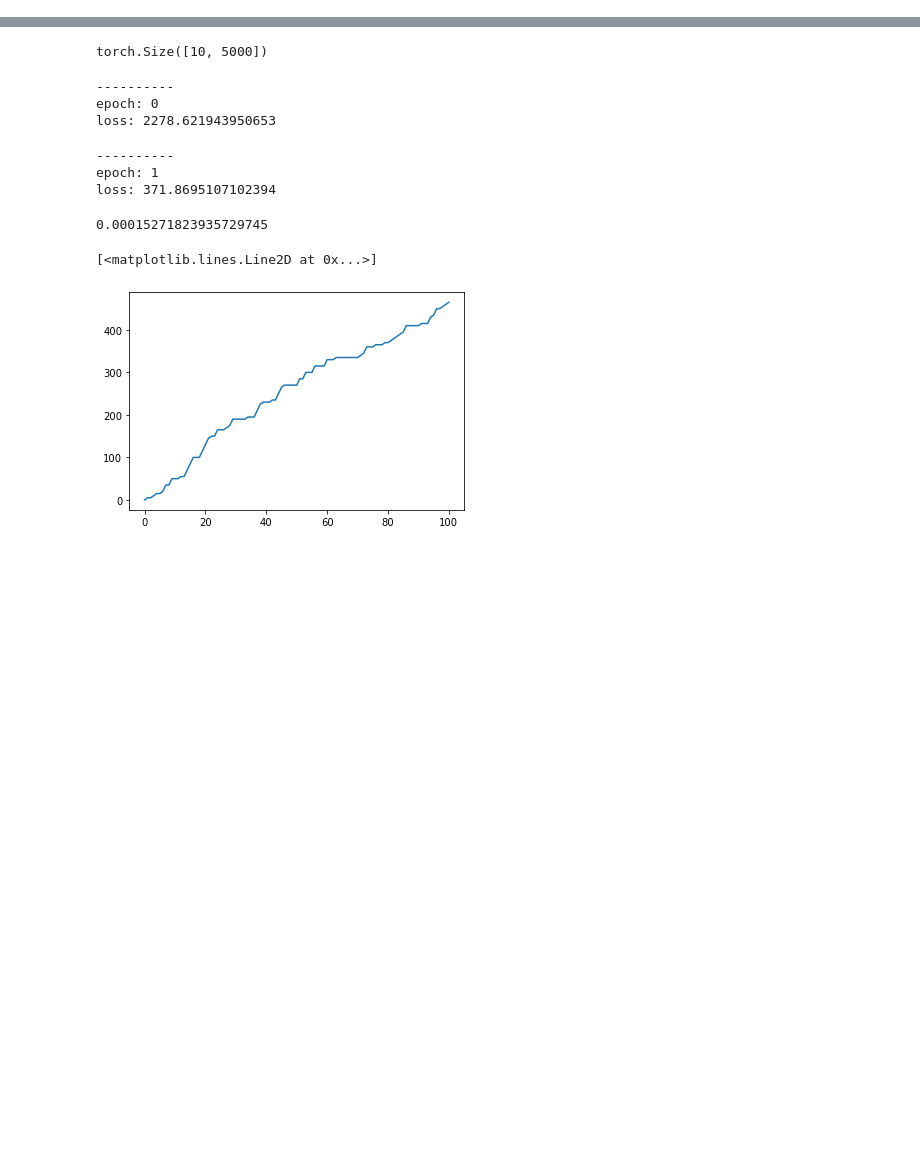
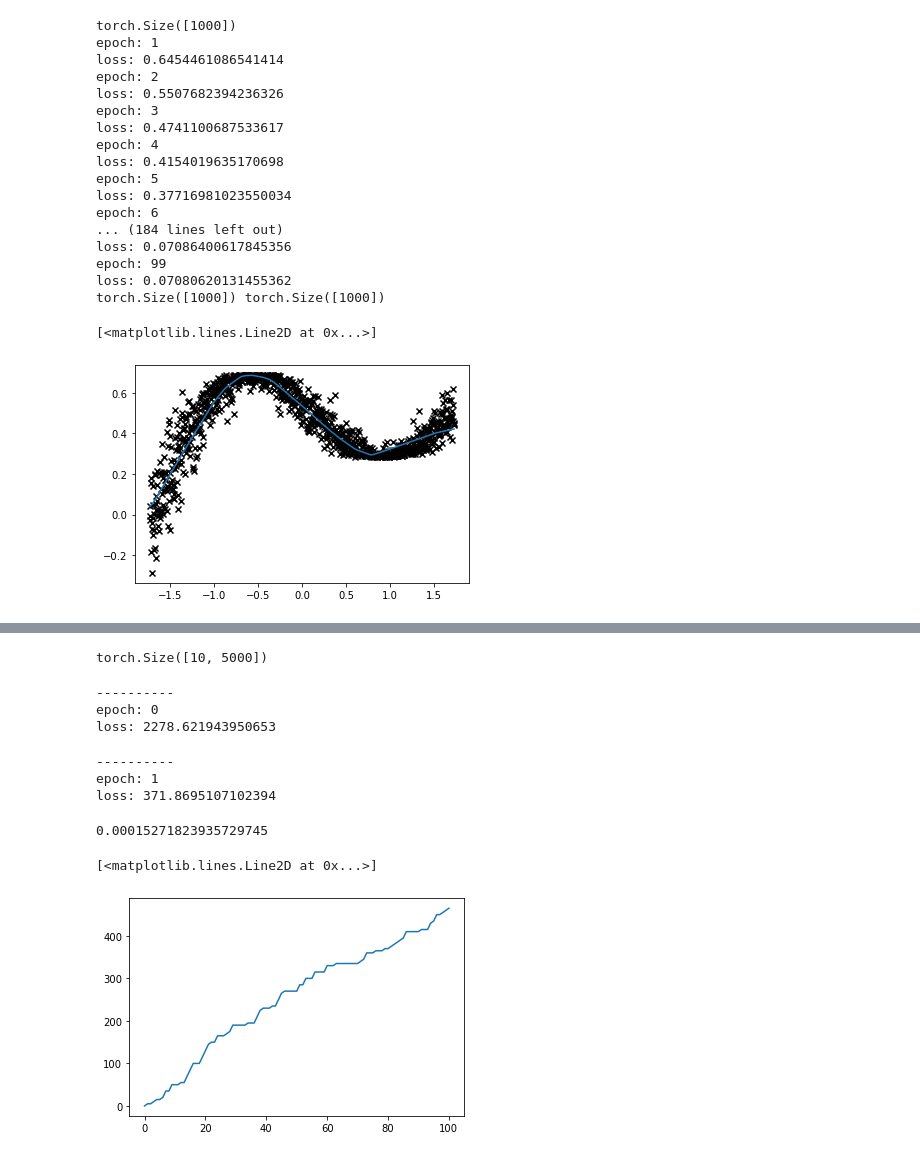
Before and after one commit to pedrofreire/bayes-by-backprop, a Jupyter notebook: Untitled.ipynb, the cells around one changed output, grey strips where cells are left out. Saved outputs shown, nothing was run; the diff lists cells and outputs as text; code cells hidden in the pictures; blank space fills up the shorter version.

```diff
--- a/Untitled.ipynb
+++ b/Untitled.ipynb
@@ -21,0 +41,64 @@ class Reg_DS:
+# %%
+
+ds=Reg_DS(norm=True)
+train_loader=torch.utils.data.DataLoader(ds,64,shuffle=True)
+num_batches=len(train_loader)
+inp_sz = 1
+hid_sz=100
+out_sz = 1
+linear = nn.Linear
+model = nn.Sequential(*([
+    linear(inp_sz, hid_sz),
+    nn.ReLU()]+
+    (3-2)*[linear(hid_sz, hid_sz),
+    nn.ReLU()]+
+    [linear(hid_sz, out_sz)])
+)
+opt = torch.optim.SGD(model.parameters(), lr=1e-2,)
+log=[]
+for epoch in range(100):
+    total_loss = 0.0
+    num_correct = 0
+    for i, (X, y) in enumerate(train_loader):
+        #X,y=normalize(X),normalize(y)
+        #X=(X-X.mean())/X.std()
+        ypred=model(X[:,None])
+        loss=((ypred.reshape(-1)-y)**2).mean()
+        loss.backward()
+
+        total_loss += loss.item()
+
+
+        opt.step()
+        opt.zero_grad()
+
+
+    if epoch:
+        #print('----------')
+        print(f'epoch: {epoch}')
+        print(f'loss: {total_loss}')
+print(ds.t.shape,ds.y.shape)
+t=ds.t
+plt.scatter(ds.t.cpu(),ds.y.cpu(),marker='x',color='k')
+
+plt.plot((ds.t).cpu().detach(),model(t[:,None]).cpu().detach())
+# %% [output]
+torch.Size([1000])
+epoch: 1
+loss: 0.6454461086541414
+epoch: 2
+loss: 0.5507682394236326
+epoch: 3
+loss: 0.4741100687533617
+epoch: 4
+loss: 0.4154019635170698
+epoch: 5
+loss: 0.37716981023550034
+epoch: 6
+... (184 lines left out)
+loss: 0.07086400617845356
+epoch: 99
+loss: 0.07080620131455362
+torch.Size([1000]) torch.Size([1000])
+[<matplotlib.lines.Line2D at 0x...>]
+[figure, added]
```
Also changed, not shown: parts of 8 cells of this notebook.
